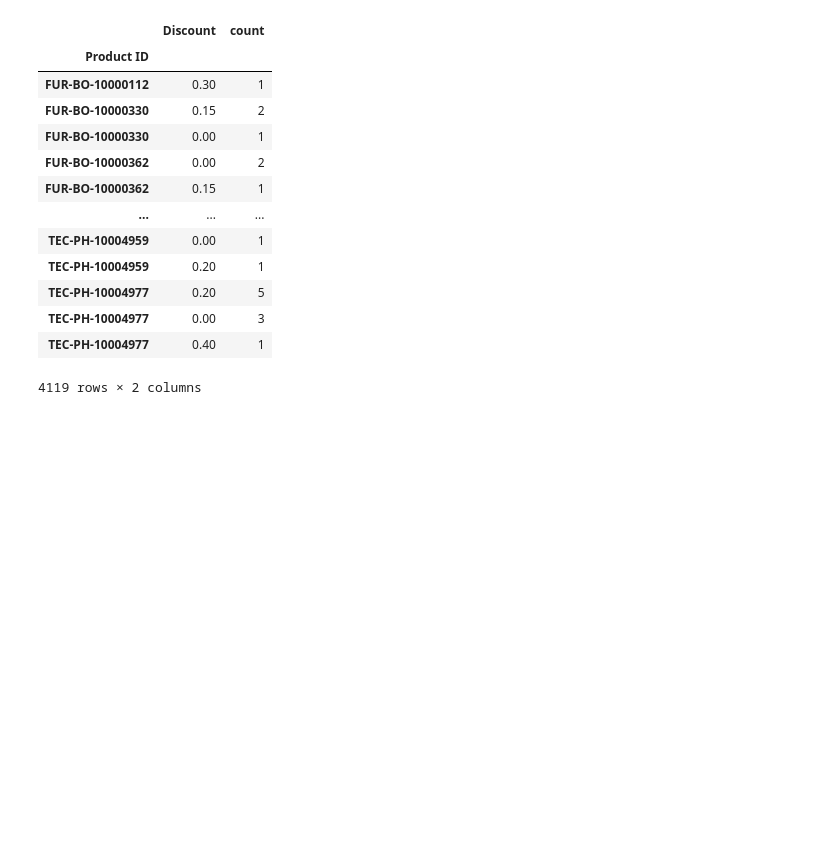
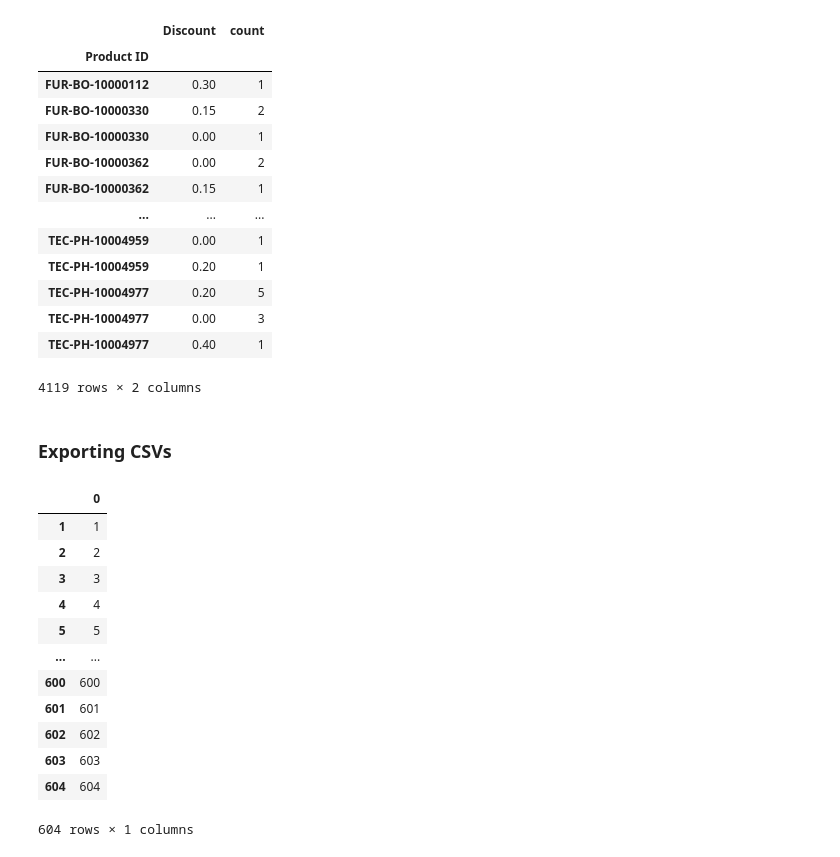
Before and after one commit to frogcoder/GBC_Fund_Data_Management, a Jupyter notebook: data_management_exercise1.ipynb, the cells around one changed output. Drawn from its saved outputs; the diff is of its cells as text; code cells hidden in the pictures; blank space fills up the shorter version.

```diff
--- a/data_management_exercise1.ipynb
+++ b/data_management_exercise1.ipynb
@@ -387,3 +470,5 @@ orders_df[["Product ID", "Discount"]].groupby("Product ID").value_counts().reset
 | TEC-PH-10004977 | 0.00 | 3 |
 | TEC-PH-10004977 | 0.40 | 1 |
 4119 rows × 2 columns
+# %% [markdown]
+### Exporting CSVs
@@ -389,0 +506,19 @@ orders_df[["Product ID", "Discount"]].groupby("Product ID").value_counts().reset
+# %%
+# Export data/cities.csv
+cities = orders_df[["State Code", "City"]].value_counts().index.to_frame().sort_index().reset_index(drop=True)
+cities.index += 1
+cities.index.to_frame()
+# %% [output]
+|  | 0 |
+| 1 | 1 |
+| 2 | 2 |
+| 3 | 3 |
+| 4 | 4 |
+| 5 | 5 |
+| ... | ... |
+| 600 | 600 |
+| 601 | 601 |
+| 602 | 602 |
+| 603 | 603 |
+| 604 | 604 |
+604 rows × 1 columns
```
Also changed, not shown: parts of 43 cells of this notebook.
